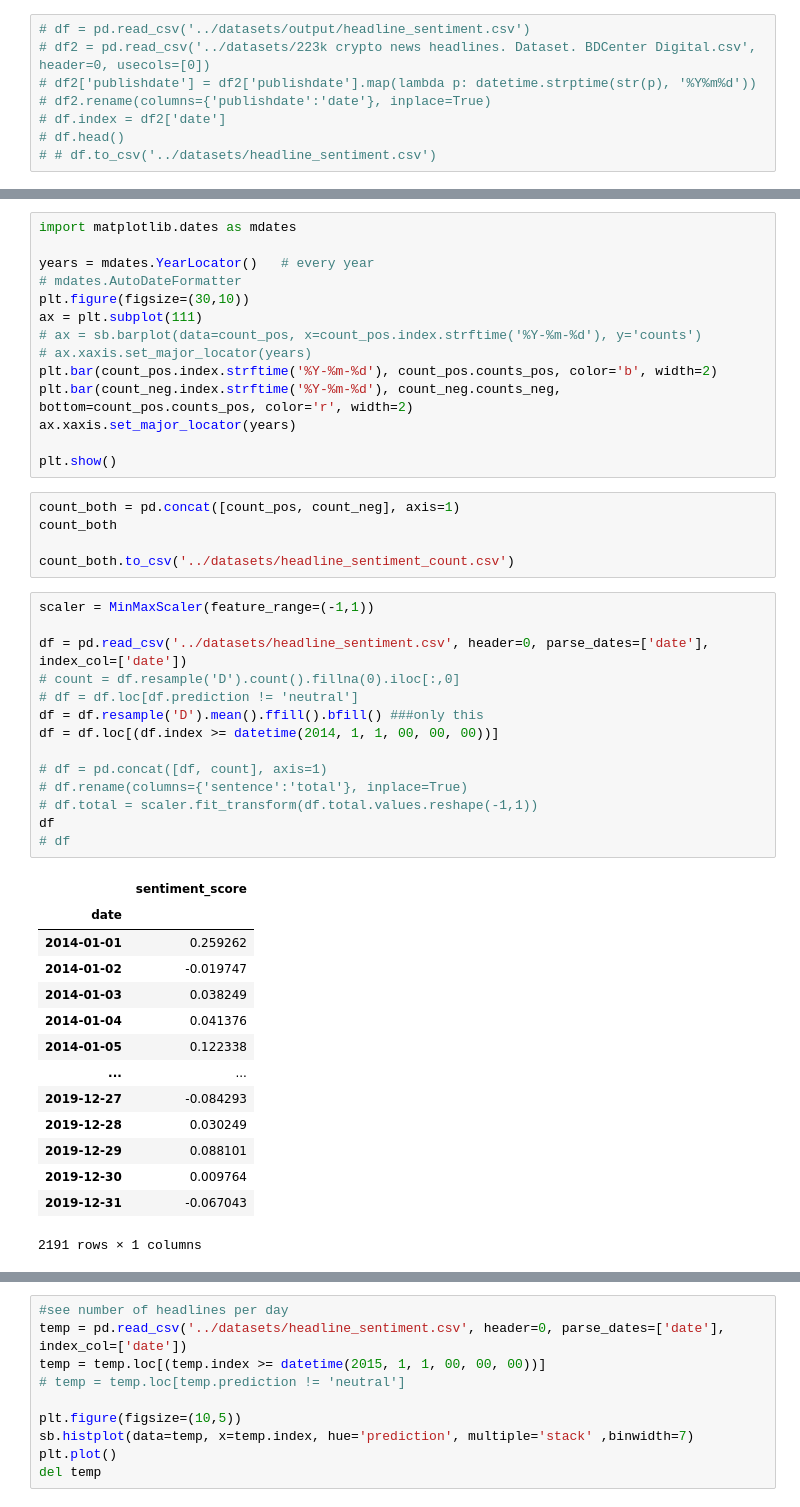
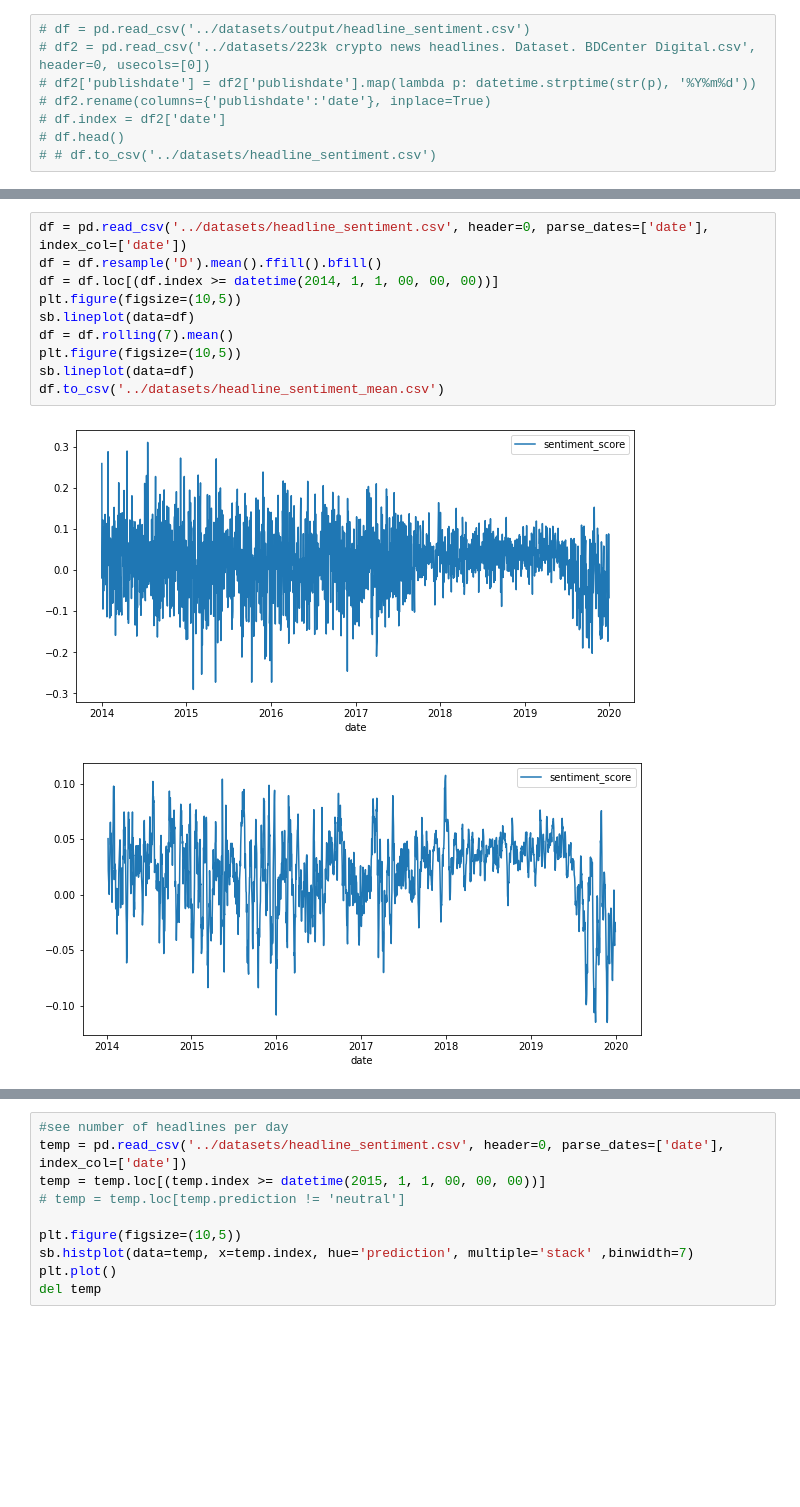
Before and after one commit to sseficha/Ptyxiaki, a Jupyter notebook: Text/FinBert/FinBert_sent.ipynb, the cells around one changed output, grey strips where cells are left out. Saved outputs shown, nothing was run; the diff lists cells and outputs as text; blank space fills up the shorter version.

```diff
--- a/Text/FinBert/FinBert_sent.ipynb
+++ b/Text/FinBert/FinBert_sent.ipynb
@@ -62,48 +26,13 @@ date
-# %%
-import matplotlib.dates as mdates
-
-years = mdates.YearLocator()   # every year
-# mdates.AutoDateFormatter
-plt.figure(figsize=(30,10))
-ax = plt.subplot(111)
-# ax = sb.barplot(data=count_pos, x=count_pos.index.strftime('%Y-%m-%d'), y='counts')
-# ax.xaxis.set_major_locator(years)
-plt.bar(count_pos.index.strftime('%Y-%m-%d'), count_pos.counts_pos, color='b', width=2)
-plt.bar(count_neg.index.strftime('%Y-%m-%d'), count_neg.counts_neg, bottom=count_pos.counts_pos, color='r', width=2)
-ax.xaxis.set_major_locator(years)
-
-plt.show()
-# %%
-count_both = pd.concat([count_pos, count_neg], axis=1)
-count_both
-
-count_both.to_csv('../datasets/headline_sentiment_count.csv')
 # %%
-scaler = MinMaxScaler(feature_range=(-1,1))
-
 df = pd.read_csv('../datasets/headline_sentiment.csv', header=0, parse_dates=['date'], index_col=['date'])
-# count = df.resample('D').count().fillna(0).iloc[:,0]
-# df = df.loc[df.prediction != 'neutral']
-df = df.resample('D').mean().ffill().bfill() ###only this
+df = df.resample('D').mean().ffill().bfill()
 df = df.loc[(df.index >= datetime(2014, 1, 1, 00, 00, 00))]
-
-# df = pd.concat([df, count], axis=1)
-# df.rename(columns={'sentence':'total'}, inplace=True)
-# df.total = scaler.fit_transform(df.total.values.reshape(-1,1))
-df
-# df
+plt.figure(figsize=(10,5))
+sb.lineplot(data=df)
+df = df.rolling(7).mean()
+plt.figure(figsize=(10,5))
+sb.lineplot(data=df)
+df.to_csv('../datasets/headline_sentiment_mean.csv')
 # %% [output]
-|  | sentiment_score |
-| date |  |
-| 2014-01-01 | 0.259262 |
-| 2014-01-02 | -0.019747 |
-| 2014-01-03 | 0.038249 |
-| 2014-01-04 | 0.041376 |
-| 2014-01-05 | 0.122338 |
-| ... | ... |
-| 2019-12-27 | -0.084293 |
-| 2019-12-28 | 0.030249 |
-| 2019-12-29 | 0.088101 |
-| 2019-12-30 | 0.009764 |
-| 2019-12-31 | -0.067043 |
-2191 rows × 1 columns
+[figure, added]
+[figure, added]
```
Also changed, not shown: parts of 4 cells of this notebook, 6 other files.
